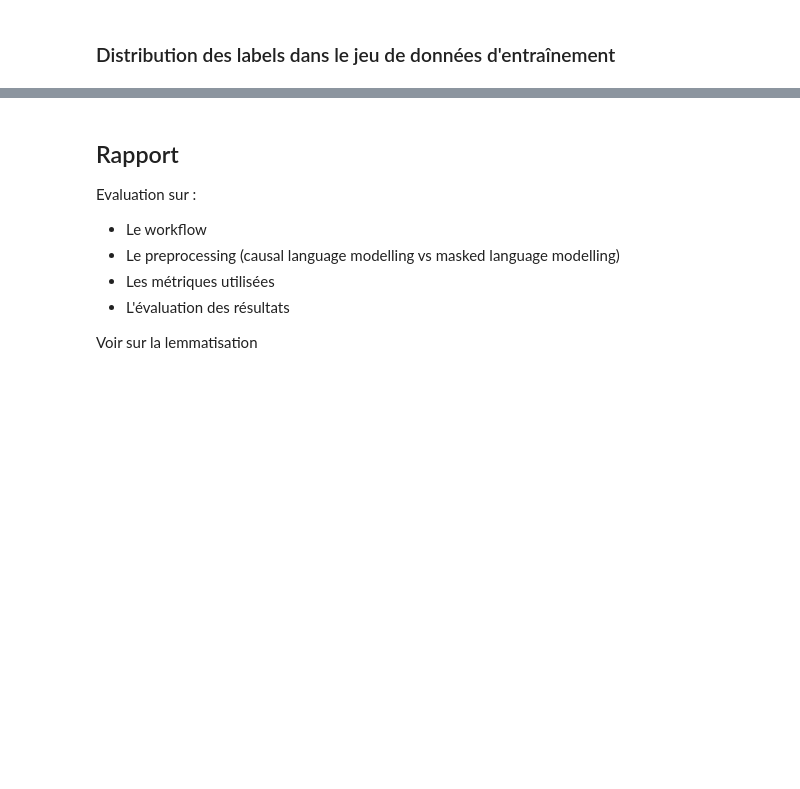
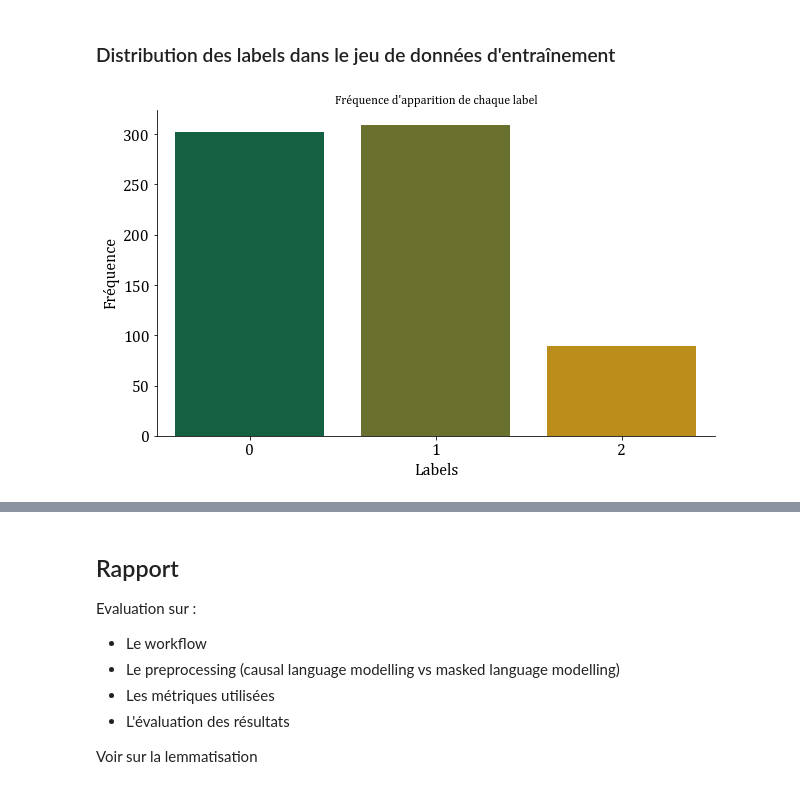
Before and after one commit to qbolliet/text-classification, a Jupyter notebook: notebook/0 - Text classification.ipynb, the cells around one changed output, grey strips where cells are left out. Drawn from its saved outputs; the diff is of its cells as text; code cells hidden in the pictures; blank space fills up the shorter version.

```diff
--- a/notebook/0 - Text classification.ipynb
+++ b/notebook/0 - Text classification.ipynb
@@ -62,2 +91,7 @@ data_test.head()
 # %% [markdown]
 ### Distribution des labels dans le jeu de données d'entraînement
+# %%
+# Distribution des labels
+build_barplot(data=data_train['label'], title="Fréquence d'apparition de chaque label", xlabel='Labels', ylabel='Fréquence')
+# %% [output]
+[figure, added]
```
Also changed, not shown: parts of 30 cells of this notebook.
